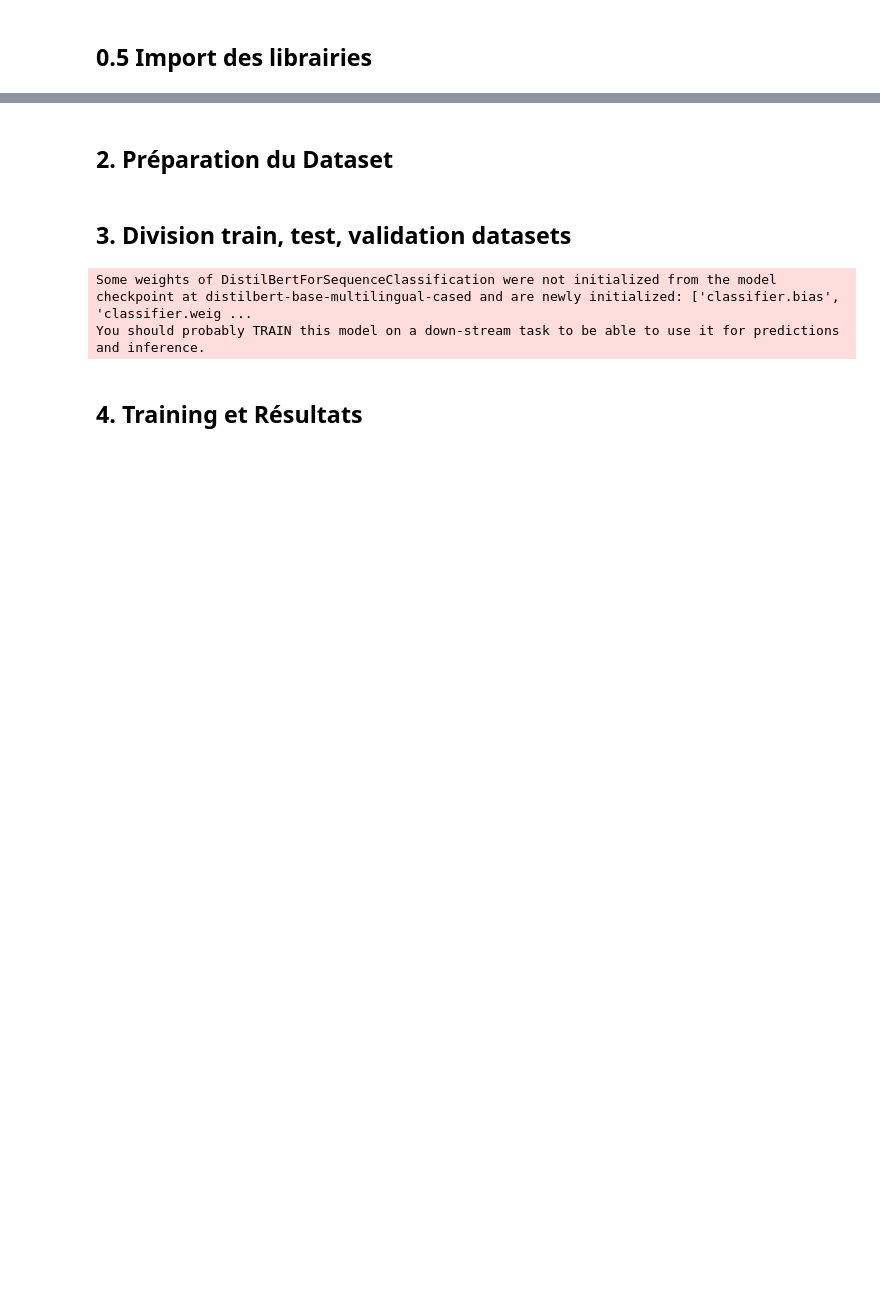
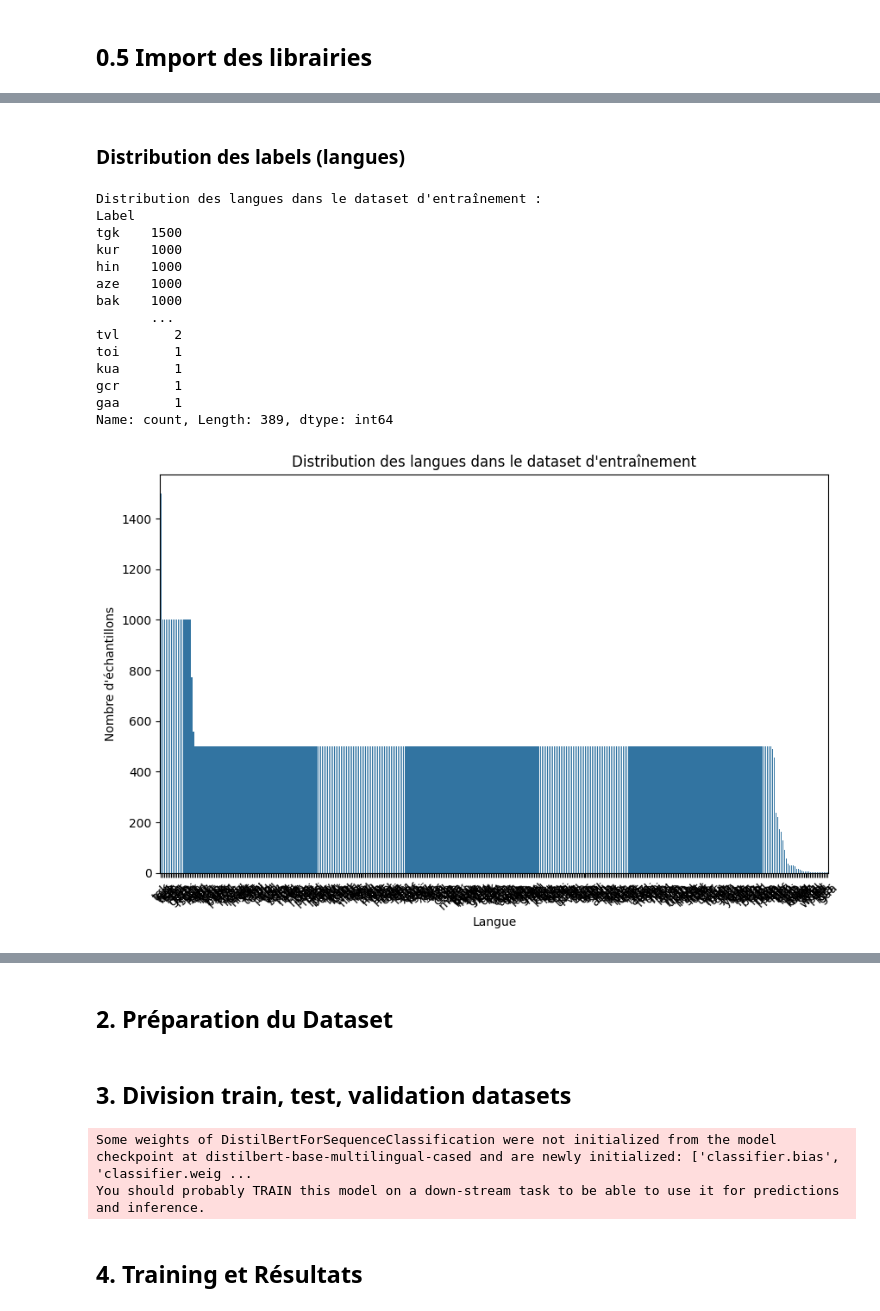
Before and after one commit to Ast-Oscar/anlp-kaggle, a Jupyter notebook: anlp.ipynb, the cells around one changed output, grey strips where cells are left out. Drawn from its saved outputs; the diff is of its cells as text; code cells hidden in the pictures; blank space fills up the shorter version.

```diff
--- a/anlp.ipynb
+++ b/anlp.ipynb
@@ -39,7 +46,3 @@ import evaluate
 # %%
-train_df = pd.read_csv("train_submission.csv")
-test_df = pd.read_csv("test_without_labels.csv")
-
-# Nettoyage et conversion des colonnes de texte
-train_df["Text"] = train_df["Text"].fillna("").astype(str)
-test_df["Text"] = test_df["Text"].fillna("").astype(str)
+train_df = pd.read_csv("data/train_submission.csv")
+test_df = pd.read_csv("data/test_without_labels.csv")
@@ -45,0 +127,35 @@ test_df["Text"] = test_df["Text"].fillna("").astype(str)
+# %% [markdown]
+### Distribution des labels (langues)
+# %%
+# Compter le nombre d'occurrences de chaque langue dans le dataset d'entraînement
+print("Distribution des langues dans le dataset d'entraînement :")
+langues = train_df["Label"].value_counts()
+print(langues)
+
+# Visualiser la distribution à l'aide d'un graphique
+import matplotlib.pyplot as plt
+import seaborn as sns
+
+plt.figure(figsize=(10,6))
+sns.countplot(data=train_df, x="Label", order=langues.index)
+plt.title("Distribution des langues dans le dataset d'entraînement")
+plt.xlabel("Langue")
+plt.ylabel("Nombre d'échantillons")
+plt.xticks(rotation=45)
+plt.show()
+# %% [output]
+Distribution des langues dans le dataset d'entraînement :
+Label
+tgk    1500
+kur    1000
+hin    1000
+aze    1000
+bak    1000
+       ...
+tvl       2
+toi       1
+kua       1
+gcr       1
+gaa       1
+Name: count, Length: 389, dtype: int64
+[figure, added]
```
Also changed, not shown: parts of 20 cells of this notebook, 1 other file.
